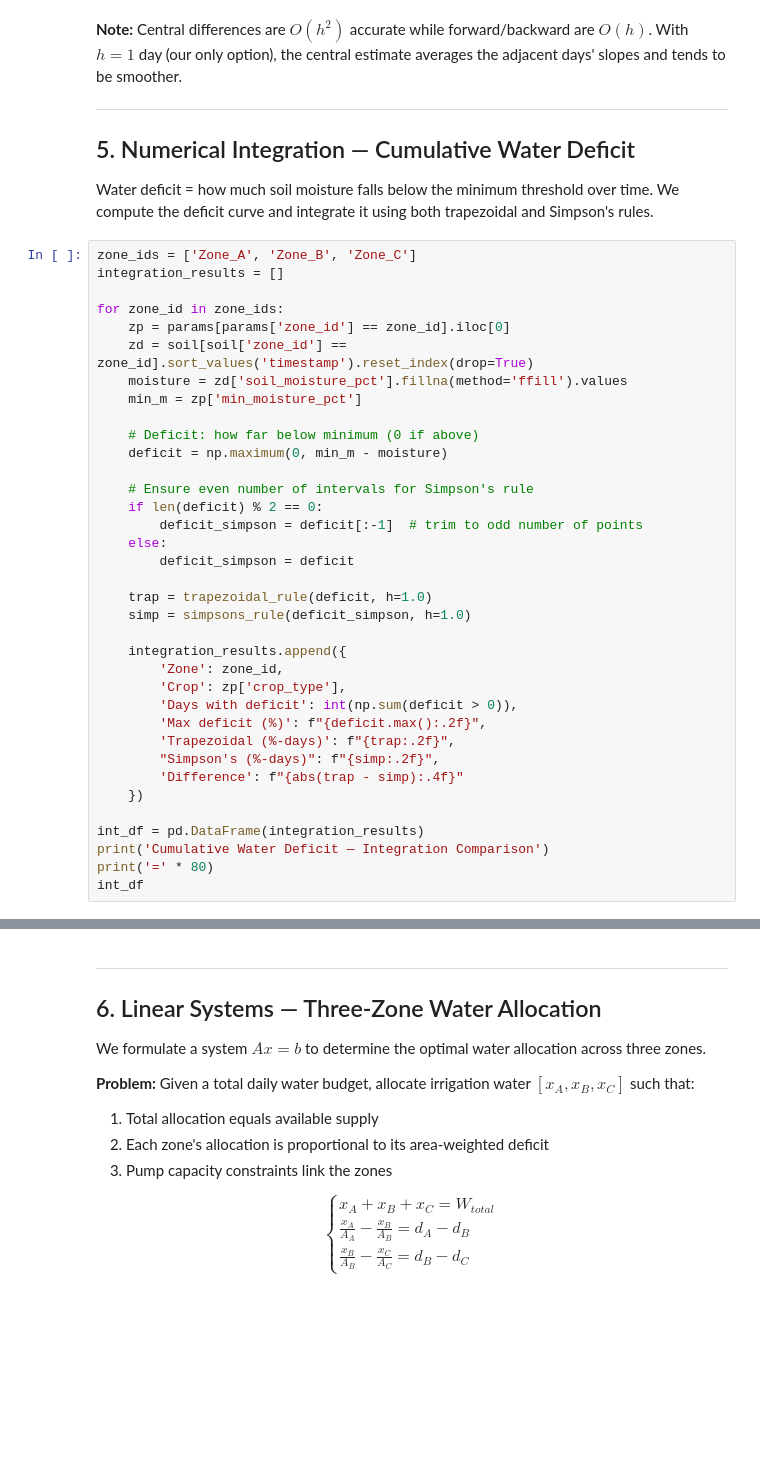
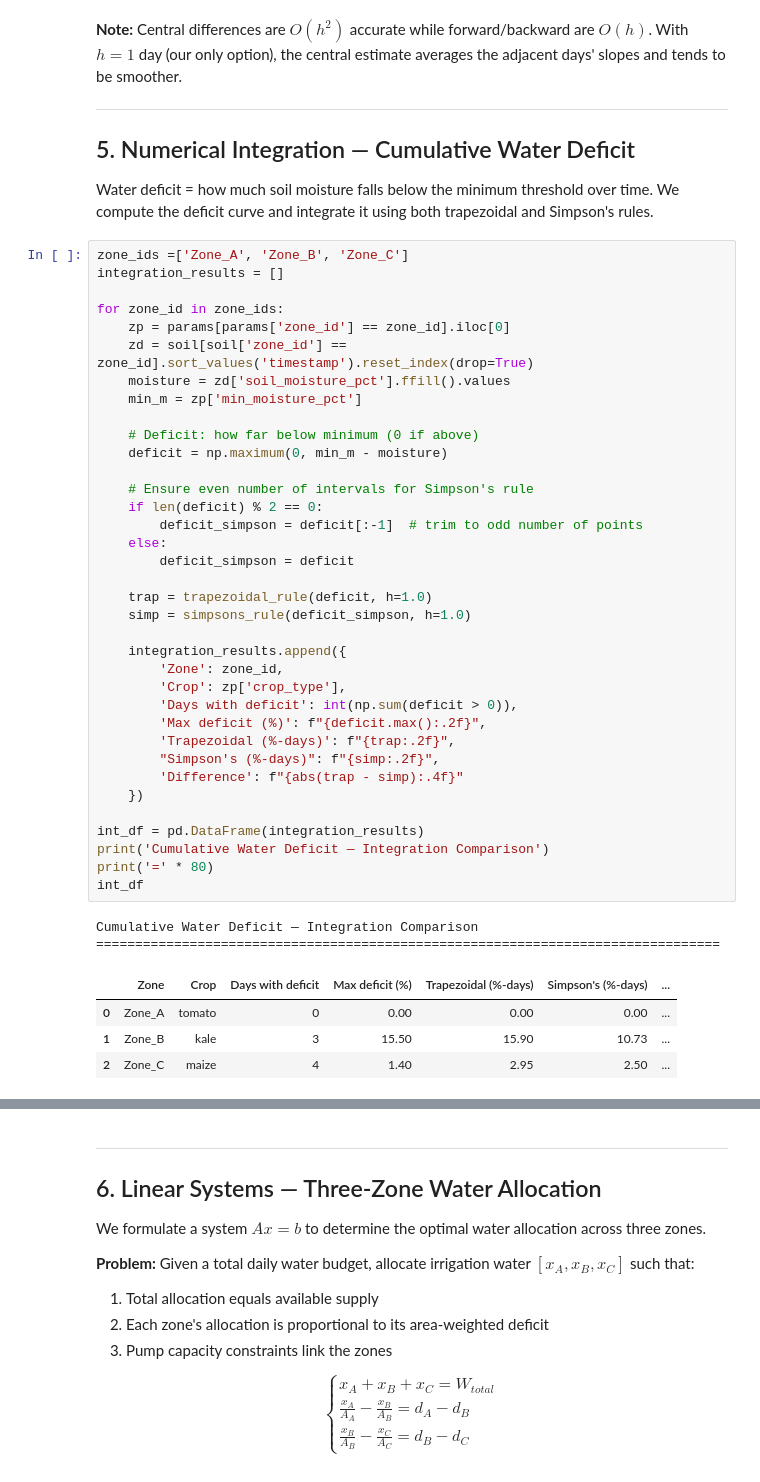
Before and after one commit to trivium-trio/HydroSense-Kenya, a Jupyter notebook: notebooks/Level_3_Numerical_Methods.ipynb, the cells around one changed output, grey strips where cells are left out. Saved outputs shown, nothing was run; the diff lists cells and outputs as text; blank space fills up the shorter version.

Commit message:
feat: add outlier detection utilities, update datasets, and refine integration workflows

```diff
--- a/notebooks/Level_3_Numerical_Methods.ipynb
+++ b/notebooks/Level_3_Numerical_Methods.ipynb
@@ -163,41 +189,48 @@ for i in range(1, min(10, len(ctr) + 1)):
 
 Water deficit = how much soil moisture falls below the minimum threshold over time. We compute the deficit curve and integrate it using both trapezoidal and Simpson's rules.
 # %%
-zone_ids = ['Zone_A', 'Zone_B', 'Zone_C']
+zone_ids =['Zone_A', 'Zone_B', 'Zone_C']
 integration_results = []
 
 for zone_id in zone_ids:
     zp = params[params['zone_id'] == zone_id].iloc[0]
     zd = soil[soil['zone_id'] == zone_id].sort_values('timestamp').reset_index(drop=True)
-    moisture = zd['soil_moisture_pct'].fillna(method='ffill').values
+    moisture = zd['soil_moisture_pct'].ffill().values
     min_m = zp['min_moisture_pct']
 
     # Deficit: how far below minimum (0 if above)
     deficit = np.maximum(0, min_m - moisture)
 
     # Ensure even number of intervals for Simpson's rule
     if len(deficit) % 2 == 0:
         deficit_simpson = deficit[:-1]  # trim to odd number of points
     else:
         deficit_simpson = deficit
 
     trap = trapezoidal_rule(deficit, h=1.0)
     simp = simpsons_rule(deficit_simpson, h=1.0)
 
     integration_results.append({
         'Zone': zone_id,
         'Crop': zp['crop_type'],
         'Days with deficit': int(np.sum(deficit > 0)),
         'Max deficit (%)': f"{deficit.max():.2f}",
         'Trapezoidal (%-days)': f"{trap:.2f}",
         "Simpson's (%-days)": f"{simp:.2f}",
         'Difference': f"{abs(trap - simp):.4f}"
     })
 
 int_df = pd.DataFrame(integration_results)
 print('Cumulative Water Deficit — Integration Comparison')
 print('=' * 80)
 int_df
+# %% [output]
+Cumulative Water Deficit — Integration Comparison
+================================================================================
+|  | Zone | Crop | Days with deficit | Max deficit (%) | Trapezoidal (%-days) | Simpson's (%-days) | ... |
+| 0 | Zone_A | tomato | 0 | 0.00 | 0.00 | 0.00 | ... |
+| 1 | Zone_B | kale | 3 | 15.50 | 15.90 | 10.73 | ... |
+| 2 | Zone_C | maize | 4 | 1.40 | 2.95 | 2.50 | ... |
 # %%
 fig, axes = plt.subplots(3, 1, figsize=(14, 9), sharex=True)
 fig.suptitle('Water Deficit Over Time (moisture below minimum threshold)',
```
Also changed, not shown: parts of 6 cells of this notebook, 11 other files.
